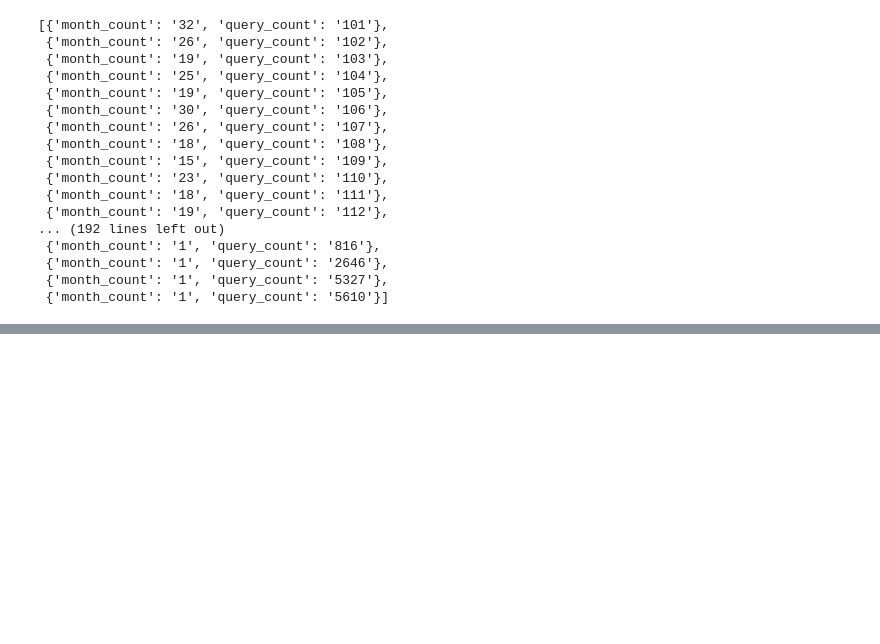
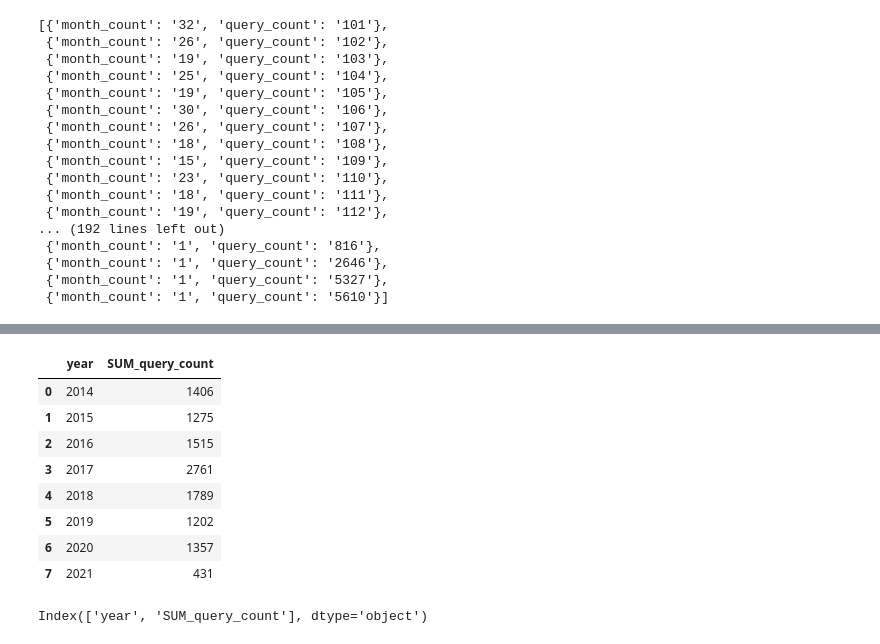
Before and after one commit to Erica-Ranck/socrata_api-Erica-Exotica, a Jupyter notebook: notebook/socrata.ipynb, the cells around one changed output, grey strips where cells are left out. Cells and saved outputs as stored; diff of their text form; code cells hidden in the pictures; blank space fills up the shorter version.

```diff
--- a/notebook/socrata.ipynb
+++ b/notebook/socrata.ipynb
@@ -139,0 +160,17 @@ var2
+# %%
+df3 = pd.DataFrame(var3)
+df3
+# %% [output]
+|  | year | SUM_query_count |
+| 0 | 2014 | 1406 |
+| 1 | 2015 | 1275 |
+| 2 | 2016 | 1515 |
+| 3 | 2017 | 2761 |
+| 4 | 2018 | 1789 |
+| 5 | 2019 | 1202 |
+| 6 | 2020 | 1357 |
+| 7 | 2021 | 431 |
+# %%
+print(df3.columns)
+# %% [output]
+Index(['year', 'SUM_query_count'], dtype='object')
```
Also changed, not shown: parts of 13 cells of this notebook.
